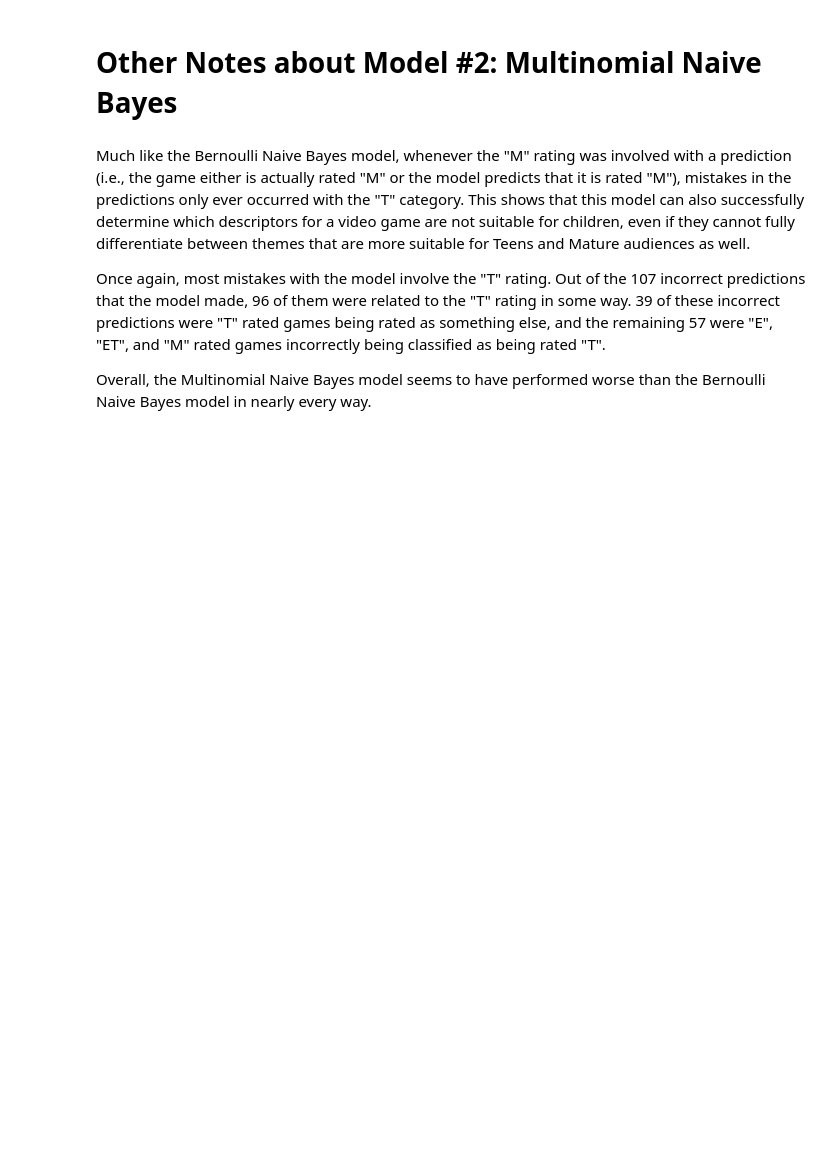
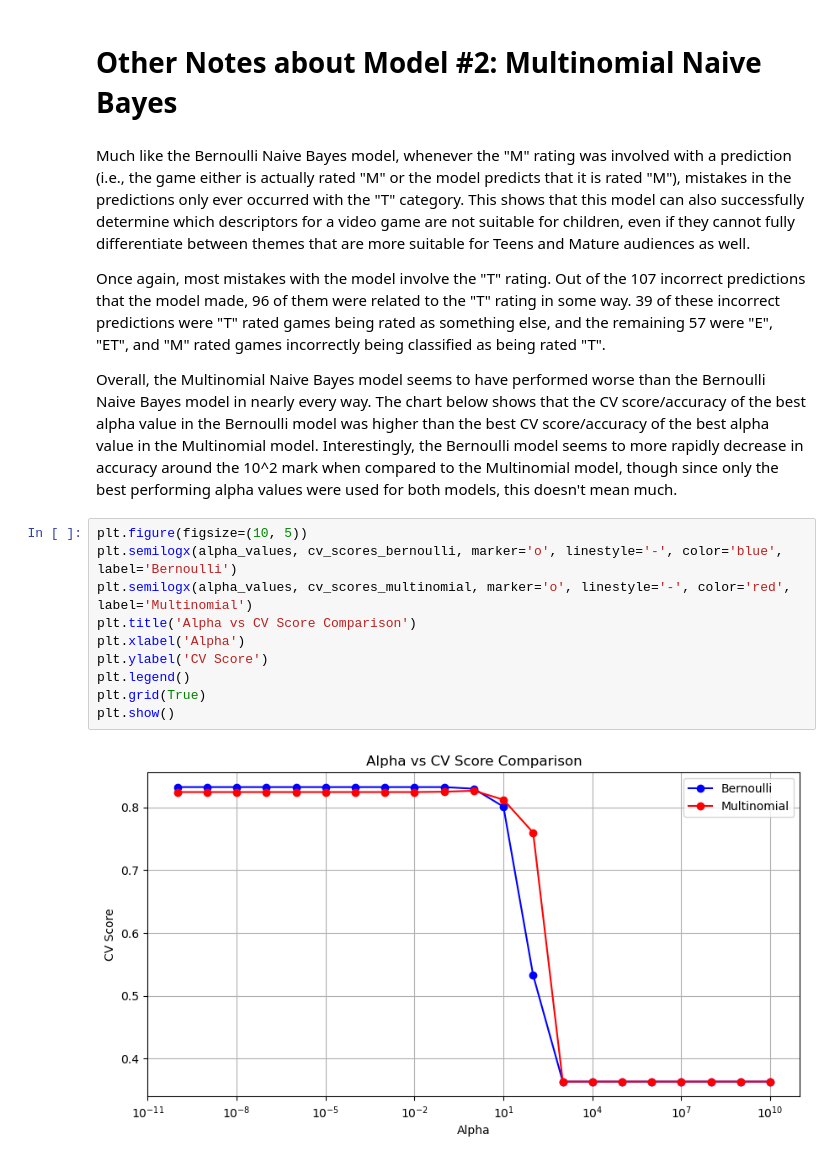
Before and after one commit to ChromesDuzez/CS-360-Final-Proj, a Jupyter notebook: CS360_Project.ipynb, the cells around one changed output. Saved outputs shown, nothing was run; the diff lists cells and outputs as text; blank space fills up the shorter version.

Commit message:
Added emckeever's chart
This version adds in a chart to compare the alpha values and their accuracies/cv scores for the two Naive Bayes models. Otherwise, it isn't any different from the previous one.

Co-Authored-By: emckeever <99147390+emckeever@users.noreply.github.com>

```diff
--- a/CS360_Project.ipynb
+++ b/CS360_Project.ipynb
@@ -482,4 +482,16 @@ Much like the Bernoulli Naive Bayes model, whenever the "M" rating was involved
 
 Once again, most mistakes with the model involve the "T" rating. Out of the 107 incorrect predictions that the model made, 96 of them were related to the "T" rating in some way. 39 of these incorrect predictions were "T" rated games being rated as something else, and the remaining 57 were "E", "ET", and "M" rated games incorrectly being classified as being rated "T".
 
-Overall, the Multinomial Naive Bayes model seems to have performed worse than the Bernoulli Naive Bayes model in nearly every way.
+Overall, the Multinomial Naive Bayes model seems to have performed worse than the Bernoulli Naive Bayes model in nearly every way. The chart below shows that the CV score/accuracy of the best alpha value in the Bernoulli model was higher than the best CV score/accuracy of the best alpha value in the Multinomial model. Interestingly, the Bernoulli model seems to more rapidly decrease in accuracy around the 10^2 mark when compared to the Multinomial model, though since only the best performing alpha values were used for both models, this doesn't mean much.
+# %%
+plt.figure(figsize=(10, 5))
+plt.semilogx(alpha_values, cv_scores_bernoulli, marker='o', linestyle='-', color='blue', label='Bernoulli')
+plt.semilogx(alpha_values, cv_scores_multinomial, marker='o', linestyle='-', color='red', label='Multinomial')
+plt.title('Alpha vs CV Score Comparison')
+plt.xlabel('Alpha')
+plt.ylabel('CV Score')
+plt.legend()
+plt.grid(True)
+plt.show()
+# %% [output]
+[figure, added]
```
